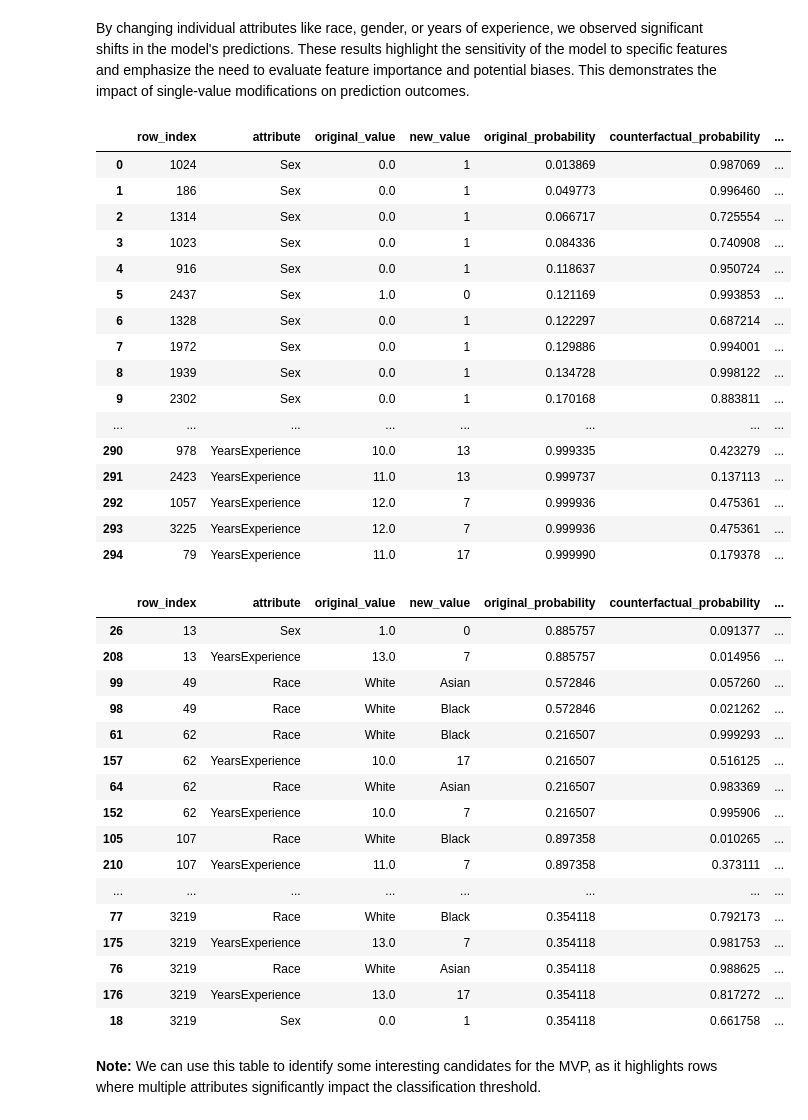
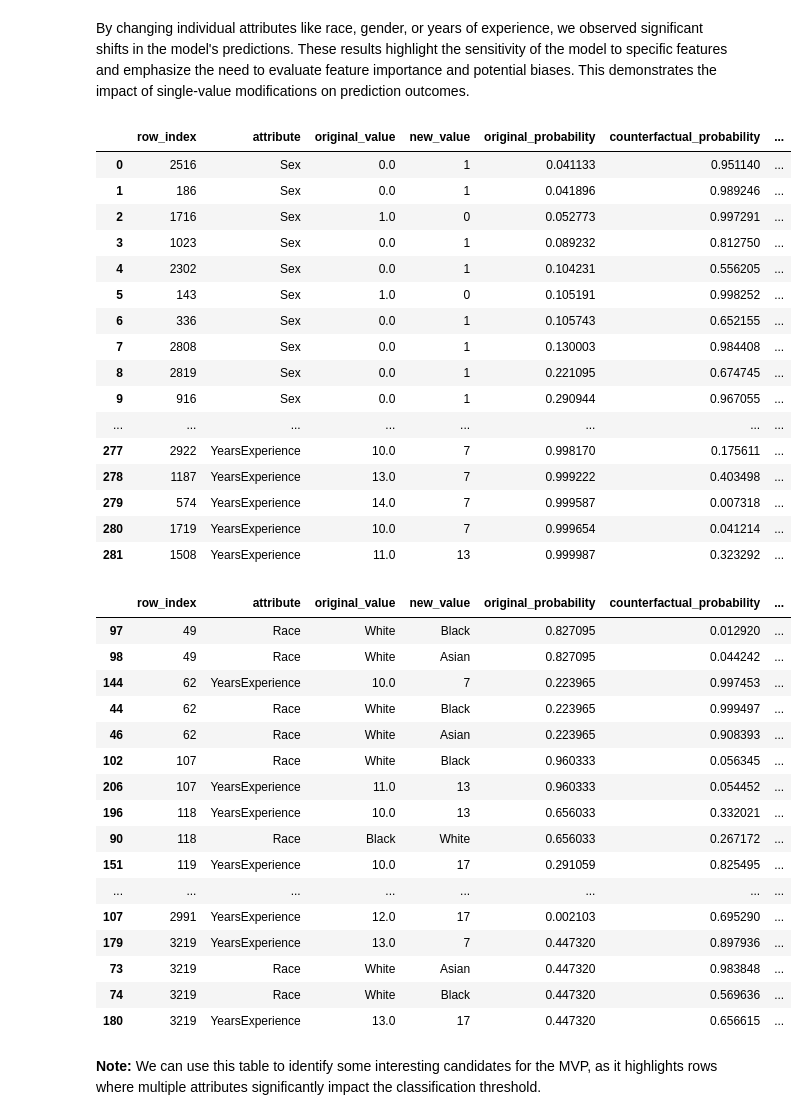
Before and after one commit to markuskuehnle/bias-fairness-mvp, a Jupyter notebook: notebooks/11_counterfactual_calculation.ipynb, the cells around one changed output. Cells and saved outputs as stored; diff of their text form; code cells hidden in the pictures.

```diff
--- a/notebooks/11_counterfactual_calculation.ipynb
+++ b/notebooks/11_counterfactual_calculation.ipynb
@@ -31,8 +31,8 @@ probs = xgb_model.predict_proba(df)[:, 1]  # Get the probability of the positive
 df['probability'] = probs
 # %%
 # Define thresholds for filtering
-threshold_lower = 0.45
-threshold_upper = 0.55
+threshold_lower = 0.40
+threshold_upper = 0.60
 # %%
 # Filter rows based on probabilities being close to the threshold range (e.g., 0.45 to 0.5)
 filtered_df = df[(df['probability'] >= threshold_lower) & (df['probability'] <= threshold_upper)]
@@ -456,7 +454,6 @@ for idx, row in df.iterrows():
                         "original_probability": original_prob,
                         "counterfactual_probability": counterfactual_prob,
                         "probability_change": abs(counterfactual_prob - original_prob),
-                        "adjusted_ExperienceCategory": experience_category_mapping[value]  # Log updated category
                     })
         else:
             # Handle other attributes (e.g., Sex)
@@ -500,52 +497,56 @@ candidates_df.reset_index(drop=True, inplace=True)
 candidates_df
 # %% [output]
 |  | row_index | attribute | original_value | new_value | original_probability | counterfactual_probability | ... |
-| 0 | 1024 | Sex | 0.0 | 1 | 0.013869 | 0.987069 | ... |
-| 1 | 186 | Sex | 0.0 | 1 | 0.049773 | 0.996460 | ... |
-| 2 | 1314 | Sex | 0.0 | 1 | 0.066717 | 0.725554 | ... |
-| 3 | 1023 | Sex | 0.0 | 1 | 0.084336 | 0.740908 | ... |
-| 4 | 916 | Sex | 0.0 | 1 | 0.118637 | 0.950724 | ... |
-| 5 | 2437 | Sex | 1.0 | 0 | 0.121169 | 0.993853 | ... |
-| 6 | 1328 | Sex | 0.0 | 1 | 0.122297 | 0.687214 | ... |
-| 7 | 1972 | Sex | 0.0 | 1 | 0.129886 | 0.994001 | ... |
-| 8 | 1939 | Sex | 0.0 | 1 | 0.134728 | 0.998122 | ... |
-| 9 | 2302 | Sex | 0.0 | 1 | 0.170168 | 0.883811 | ... |
+| 0 | 2516 | Sex | 0.0 | 1 | 0.041133 | 0.951140 | ... |
+| 1 | 186 | Sex | 0.0 | 1 | 0.041896 | 0.989246 | ... |
+| 2 | 1716 | Sex | 1.0 | 0 | 0.052773 | 0.997291 | ... |
+| 3 | 1023 | Sex | 0.0 | 1 | 0.089232 | 0.812750 | ... |
+| 4 | 2302 | Sex | 0.0 | 1 | 0.104231 | 0.556205 | ... |
+| 5 | 143 | Sex | 1.0 | 0 | 0.105191 | 0.998252 | ... |
+| 6 | 336 | Sex | 0.0 | 1 | 0.105743 | 0.652155 | ... |
+| 7 | 2808 | Sex | 0.0 | 1 | 0.130003 | 0.984408 | ... |
+| 8 | 2819 | Sex | 0.0 | 1 | 0.221095 | 0.674745 | ... |
+| 9 | 916 | Sex | 0.0 | 1 | 0.290944 | 0.967055 | ... |
 | ... | ... | ... | ... | ... | ... | ... | ... |
-| 290 | 978 | YearsExperience | 10.0 | 13 | 0.999335 | 0.423279 | ... |
-| 291 | 2423 | YearsExperience | 11.0 | 13 | 0.999737 | 0.137113 | ... |
-| 292 | 1057 | YearsExperience | 12.0 | 7 | 0.999936 | 0.475361 | ... |
-| 293 | 3225 | YearsExperience | 12.0 | 7 | 0.999936 | 0.475361 | ... |
-| 294 | 79 | YearsExperience | 11.0 | 17 | 0.999990 | 0.179378 | ... |
+| 277 | 2922 | YearsExperience | 10.0 | 7 | 0.998170 | 0.175611 | ... |
+| 278 | 1187 | YearsExperience | 13.0 | 7 | 0.999222 | 0.403498 | ... |
+| 279 | 574 | YearsExperience | 14.0 | 7 | 0.999587 | 0.007318 | ... |
+| 280 | 1719 | YearsExperience | 10.0 | 7 | 0.999654 | 0.041214 | ... |
+| 281 | 1508 | YearsExperience | 11.0 | 13 | 0.999987 | 0.323292 | ... |
 # %%
 # Group by 'row_index' and count occurrences
 duplicate_candidates = candidates_df.groupby("row_index").size()
 
 # Filter for row indices that appear more than once
 duplicate_row_indices = duplicate_candidates[duplicate_candidates > 1].index
 
 # Filter original DataFrame for these row indices and select required columns
 duplicates_df = candidates_df[candidates_df["row_index"].isin(duplicate_row_indices)][
     ["row_index", "attribute", "original_value", "new_value", "original_probability", "counterfactual_probability", "probability_change"]
 ]
+# Filter out rows where 'attribute' is "Race" and 'original_value' is "Unknown"
+filtered_duplicates_df = duplicates_df[
+    ~((duplicates_df["attribute"] == "Race") & (duplicates_df["original_value"] == "Unknown"))
+]
 duplicates_df.reset_index(drop=True, inplace=True)
 duplicates_df.sort_values(by="row_index")
 # %% [output]
 |  | row_index | attribute | original_value | new_value | original_probability | counterfactual_probability | ... |
-| 26 | 13 | Sex | 1.0 | 0 | 0.885757 | 0.091377 | ... |
-| 208 | 13 | YearsExperience | 13.0 | 7 | 0.885757 | 0.014956 | ... |
-| 99 | 49 | Race | White | Asian | 0.572846 | 0.057260 | ... |
-| 98 | 49 | Race | White | Black | 0.572846 | 0.021262 | ... |
-| 61 | 62 | Race | White | Black | 0.216507 | 0.999293 | ... |
-| 157 | 62 | YearsExperience | 10.0 | 17 | 0.216507 | 0.516125 | ... |
-| 64 | 62 | Race | White | Asian | 0.216507 | 0.983369 | ... |
-| 152 | 62 | YearsExperience | 10.0 | 7 | 0.216507 | 0.995906 | ... |
-| 105 | 107 | Race | White | Black | 0.897358 | 0.010265 | ... |
-| 210 | 107 | YearsExperience | 11.0 | 7 | 0.897358 | 0.373111 | ... |
+| 97 | 49 | Race | White | Black | 0.827095 | 0.012920 | ... |
+| 98 | 49 | Race | White | Asian | 0.827095 | 0.044242 | ... |
+| 144 | 62 | YearsExperience | 10.0 | 7 | 0.223965 | 0.997453 | ... |
+| 44 | 62 | Race | White | Black | 0.223965 | 0.999497 | ... |
+| 46 | 62 | Race | White | Asian | 0.223965 | 0.908393 | ... |
+| 102 | 107 | Race | White | Black | 0.960333 | 0.056345 | ... |
+| 206 | 107 | YearsExperience | 11.0 | 13 | 0.960333 | 0.054452 | ... |
+| 196 | 118 | YearsExperience | 10.0 | 13 | 0.656033 | 0.332021 | ... |
+| 90 | 118 | Race | Black | White | 0.656033 | 0.267172 | ... |
+| 151 | 119 | YearsExperience | 10.0 | 17 | 0.291059 | 0.825495 | ... |
 | ... | ... | ... | ... | ... | ... | ... | ... |
-| 77 | 3219 | Race | White | Black | 0.354118 | 0.792173 | ... |
-| 175 | 3219 | YearsExperience | 13.0 | 7 | 0.354118 | 0.981753 | ... |
-| 76 | 3219 | Race | White | Asian | 0.354118 | 0.988625 | ... |
-| 176 | 3219 | YearsExperience | 13.0 | 17 | 0.354118 | 0.817272 | ... |
-| 18 | 3219 | Sex | 0.0 | 1 | 0.354118 | 0.661758 | ... |
+| 107 | 2991 | YearsExperience | 12.0 | 17 | 0.002103 | 0.695290 | ... |
+| 179 | 3219 | YearsExperience | 13.0 | 7 | 0.447320 | 0.897936 | ... |
+| 73 | 3219 | Race | White | Asian | 0.447320 | 0.983848 | ... |
+| 74 | 3219 | Race | White | Black | 0.447320 | 0.569636 | ... |
+| 180 | 3219 | YearsExperience | 13.0 | 17 | 0.447320 | 0.656615 | ... |
 # %% [markdown]
 **Note:** We can use this table to identify some interesting candidates for the MVP, as it highlights rows where multiple attributes significantly impact the classification threshold.
```
Also changed, not shown: parts of 15 cells of this notebook, 12 other files.
